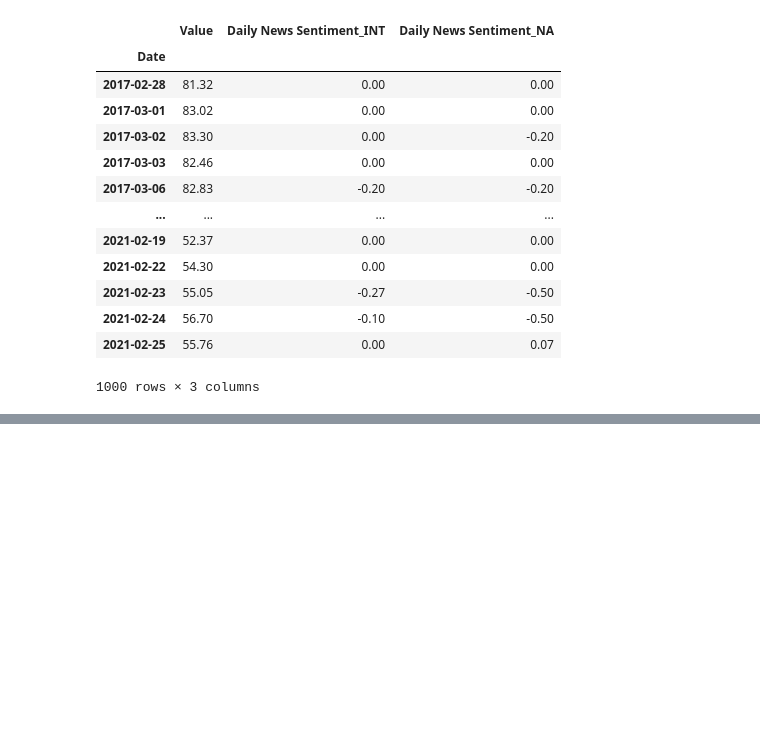
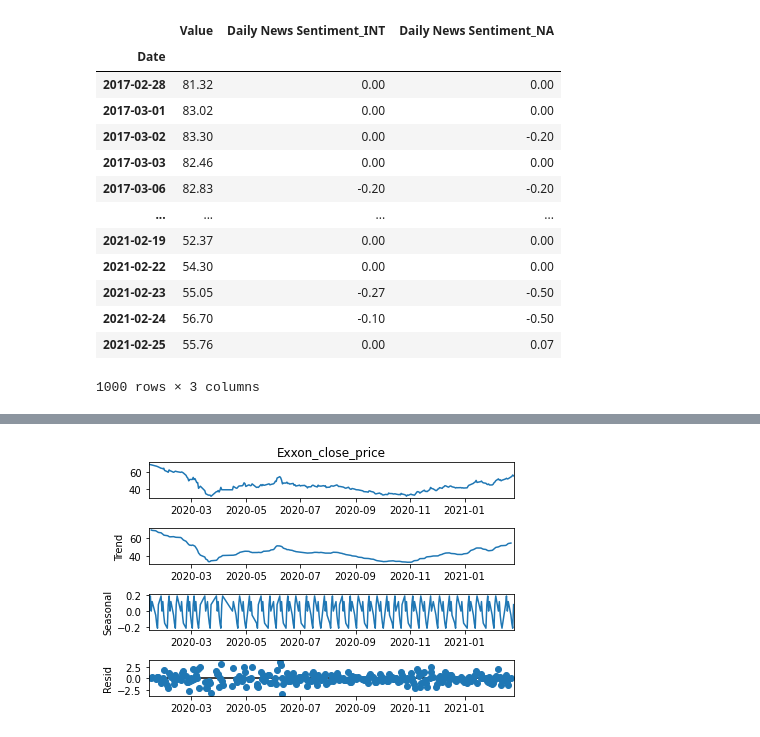
Before and after one commit to griffinwt/Hackathon_March2021, a Jupyter notebook: First_model.ipynb, the cells around one changed output, grey strips where cells are left out. Cells and saved outputs as stored; diff of their text form; code cells hidden in the pictures; blank space fills up the shorter version.

```diff
--- a/First_model.ipynb
+++ b/First_model.ipynb
@@ -507,0 +387,2 @@ ax.legend();
+# %%
+mobility.set_index(pd.to_datetime(mobility['Date']), inplace=True)
@@ -507,0 +457,6 @@ ax.legend();
+# %%
+#if time series index is daily then the default period is 7 days
+decomp = seasonal_decompose(allfeats['Exxon_close_price'], period=7)
+decomp.plot();
+# %% [output]
+[figure, added]
```
Also changed, not shown: parts of 40 cells of this notebook.
